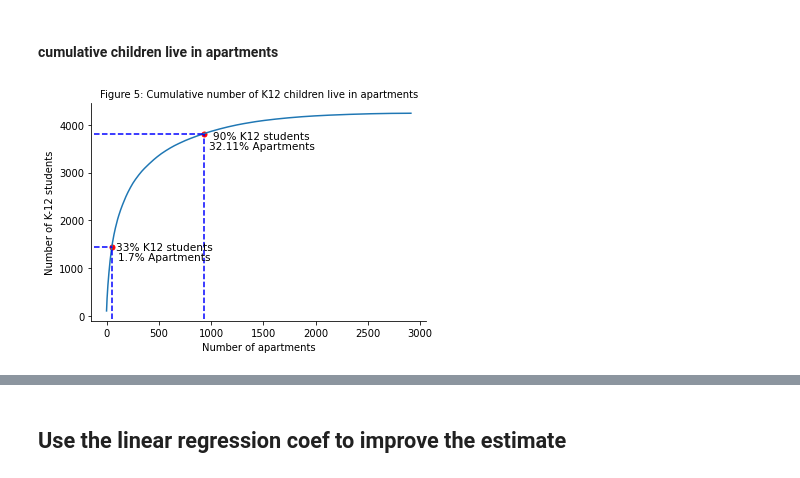
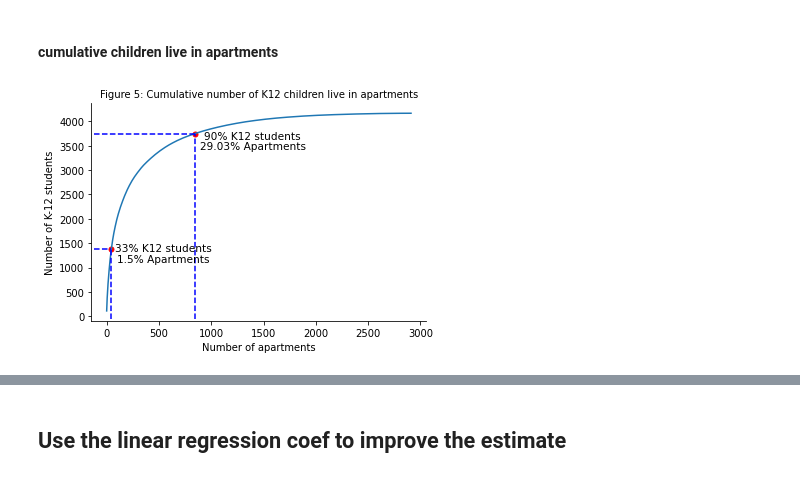
Before and after one commit to wesley0628/Internet-Access-Analysis, a Jupyter notebook: Internet_Access.ipynb, the cells around one changed output, grey strips where cells are left out. Cells and saved outputs as stored; diff of their text form; code cells hidden in the pictures.

```diff
--- a/Internet_Access.ipynb
+++ b/Internet_Access.ipynb
@@ -89,0 +57,32 @@ See the caveats in the documentation: https://pandas.pydata.org/pandas-docs/stab
+# %%
+commercial = df[df["PropertyClass"] == "Commercial"]
+commercial['Apartment'] = commercial['PropertyUse'].str.contains("Apartment")
+commercial = commercial[commercial["Apartment"] == True]
+commercial = commercial.drop(columns= ["Apartment"])
+commercial_unit = commercial[commercial["PropertyUse"].str.contains("unit")]
+
+average_total =  residential_has_bedroom[["PropertyUse", "Bedrooms"]]
+average_total = average_total[average_total["PropertyUse"] != "Single family"]
+average_total = average_total["Bedrooms"]
+average_bedrooms_for_commercial = int(average_total.mean())
+
+def change_bedroom(df):
+    return int(df["PropertyUse"][:-15]) * average_bedrooms_for_commercial
+commercial_unit['Bedrooms']=commercial_unit.apply(lambda r:change_bedroom(r),axis=1)
+# %%
+commercial_others = commercial[~commercial["PropertyUse"].str.contains("unit")]
+
+residential_bedroom_tax = residential[residential["PropertyUse"] != "Single family"][["Bedrooms", "NetTaxes"]]
+tax_bedroom = dict(residential_bedroom_tax.sum())
+tax_per_bedroom = tax_bedroom["NetTaxes"] / tax_bedroom["Bedrooms"]
+def change_bedroom_for_other_commercial(df):
+    return int(df["NetTaxes"] / tax_per_bedroom)
+
+commercial_others["Bedrooms"] = commercial_others.apply(lambda  r:change_bedroom_for_other_commercial(r), axis=1)
+
+frames = [commercial_unit, commercial_others]
+commercial = pd.concat(frames)
+
+frames = [commercial, residential]
+df = pd.concat(frames)
+df.head()
@@ -368,36 +380,36 @@ block_with_apartment[block_with_apartment["GEO_ID"] == "1000000US550250024021020
 # %%
 Buildings = K12_df[["GEO_ID", "PropertyUse", "geometry", "Area", "K-12_by_point"]]
 Buildings = Buildings[Buildings["PropertyUse"] != "2 Unit"]
 Buildings = Buildings[Buildings["PropertyUse"] != "Single family"]
 Buildings = Buildings[Buildings["PropertyUse"] != "3 To 7 Unit"]
 Buildings = Buildings.drop_duplicates("geometry")
 Buildings = Buildings.sort_values(by=['K-12_by_point'], ascending=False)
 K12_data = np.array(Buildings["K-12_by_point"].tolist())
 cumulative = pd.DataFrame(K12_data.cumsum())
 plt.plot(cumulative)
 plt.axis('tight')
 plt.title("Figure 5: Cumulative number of K12 children live in apartments", fontsize=10)
 plt.xlabel("Number of apartments")
 plt.ylabel("Number of K-12 students")
-x_50 = 50
-y_50 = 1438.654196787334
+x_50 = 45.5
+y_50 = 1389
 plt.scatter(x_50, y_50, s=25, c='r')
 plt.plot([-120, x_50], [y_50, y_50], c='b', linestyle='--')
 plt.plot([x_50, x_50], [-50, y_50], c='b', linestyle='--')
 plt.text(x_50+500, y_50-100, '33% K12 students', ha='center', va='bottom', fontsize=10.5)  # horizontal alignment
-plt.text(x_50+500, y_50-320, '1.7% Apartments', ha='center', va='bottom', fontsize=10.5)
+plt.text(x_50+500, y_50-320, '1.5% Apartments', ha='center', va='bottom', fontsize=10.5)
 
-x_90 = 933
-y_90 = 3816.147054784659
+x_90 = 845
+y_90 = 3750.3
 plt.scatter(x_90, y_90, s=25, c='r')
 plt.plot([-120, x_90], [y_90, y_90], c='b', linestyle='--')
 plt.plot([x_90, x_90], [-50, y_90], c='b', linestyle='--')
 plt.text(x_90+550, y_90-150, '90% K12 students', ha='center', va='bottom', fontsize=10.5)  # horizontal alignment
-plt.text(x_90+550, y_90-370, '32.11% Apartments', ha='center', va='bottom', fontsize=10.5)
+plt.text(x_90+550, y_90-370, '29.03% Apartments', ha='center', va='bottom', fontsize=10.5)
 ax = plt.gca()
 ax.spines['top'].set_color('none')
 ax.spines['right'].set_color('none')
 plt.show()
 # %% [output]
-[figure, old version]
+[figure, new version]
 # %%
```
Also changed, not shown: parts of 16 cells of this notebook, 3 other files.
